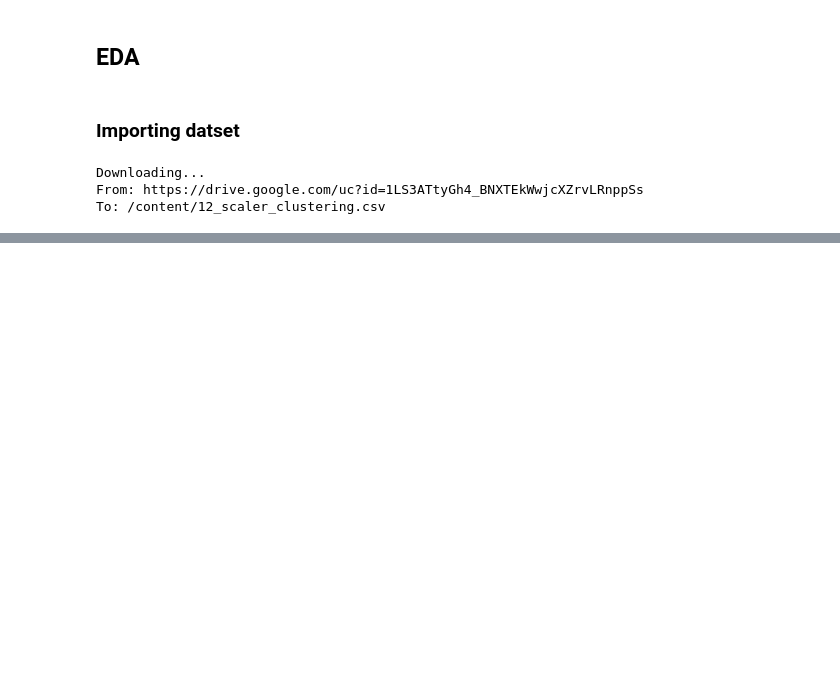
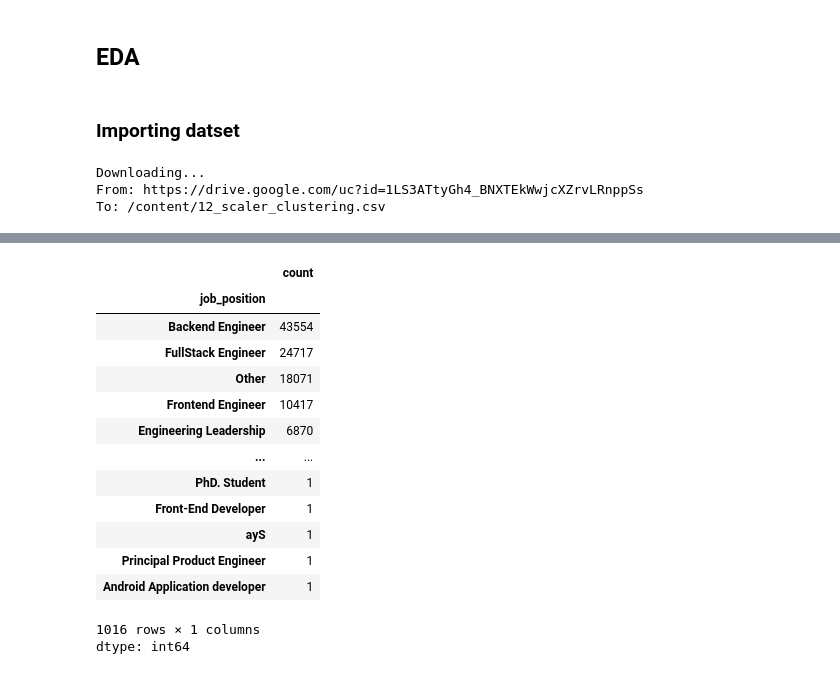
Before and after one commit to mayankbrn/9.12_Clustering_learners, a Jupyter notebook: Clustering_learners.ipynb, the cells around one changed output, grey strips where cells are left out. Saved outputs shown, nothing was run; the diff lists cells and outputs as text; code cells hidden in the pictures; blank space fills up the shorter version.

```diff
--- a/Clustering_learners.ipynb
+++ b/Clustering_learners.ipynb
@@ -29,0 +67,18 @@ df.head()
+# %%
+df['job_position'].value_counts()
+# %% [output]
+|  | count |
+| job_position |  |
+| Backend Engineer | 43554 |
+| FullStack Engineer | 24717 |
+| Other | 18071 |
+| Frontend Engineer | 10417 |
+| Engineering Leadership | 6870 |
+| ... | ... |
+| PhD. Student | 1 |
+| Front-End Developer | 1 |
+| ayS | 1 |
+| Principal Product Engineer | 1 |
+| Android Application developer | 1 |
+1016 rows × 1 columns
+dtype: int64
```
Also changed, not shown: parts of 23 cells of this notebook.
